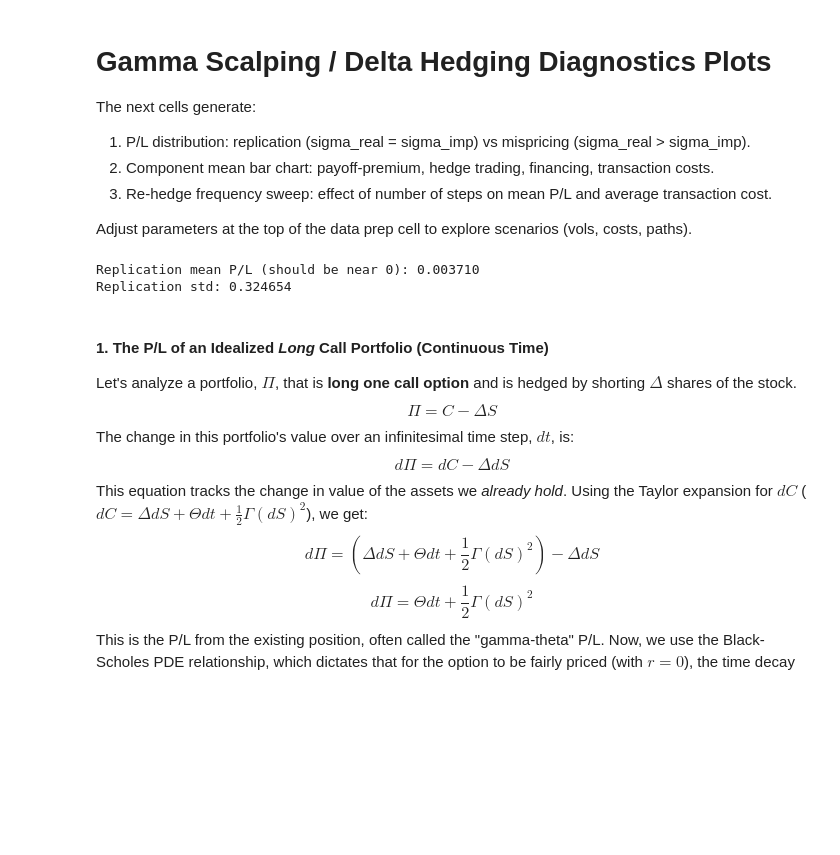
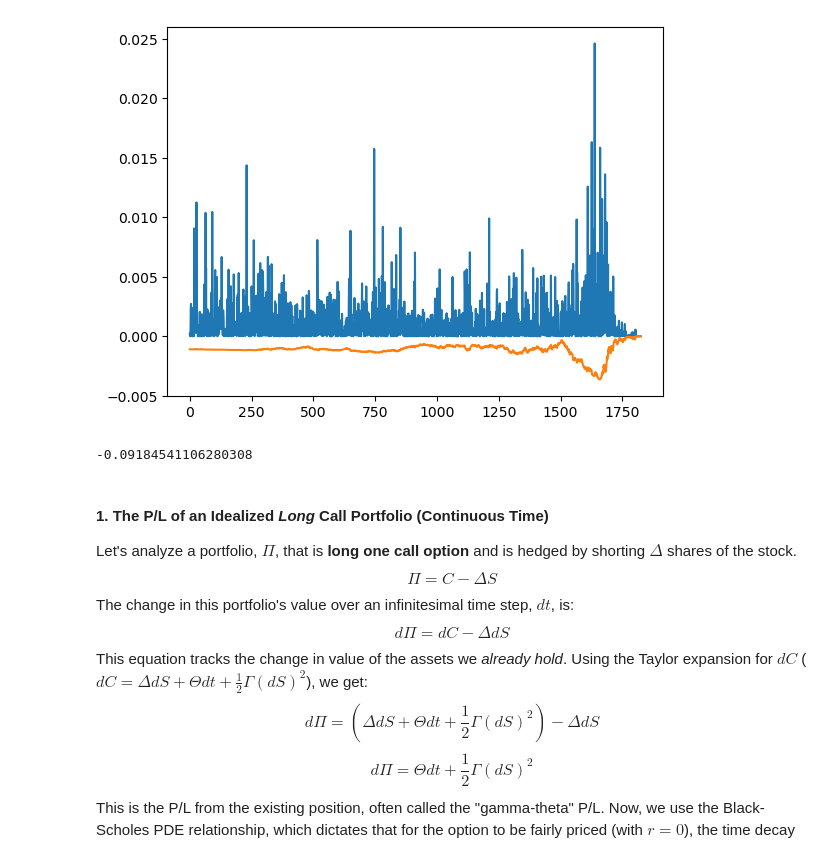
Before and after one commit to QuanTUMunich/GammaScalping, a Jupyter notebook: notebooks/synthetic_gamma_scalping_single.ipynb, the cells around one changed output. Drawn from its saved outputs; the diff is of its cells as text; code cells hidden in the pictures; blank space fills up the shorter version.

```diff
--- a/notebooks/synthetic_gamma_scalping_single.ipynb
+++ b/notebooks/synthetic_gamma_scalping_single.ipynb
@@ -99,40 +112,11 @@ plt.plot(cash_account + stock_qty*S + payoff - call_premium)
-# %% [markdown]
-# Gamma Scalping / Delta Hedging Diagnostics Plots
-
-The next cells generate:
-1. P/L distribution: replication (sigma_real = sigma_imp) vs mispricing (sigma_real > sigma_imp).
-2. Component mean bar chart: payoff-premium, hedge trading, financing, transaction costs.
-3. Re-hedge frequency sweep: effect of number of steps on mean P/L and average transaction cost.
-
-Adjust parameters at the top of the data prep cell to explore scenarios (vols, costs, paths).
-# %%
-# Scenario parameters (aligned with basic_options replication example)
-S0 = 100.0
-K = 100.0
-r = 0
-T = 1.0
-sigma_replication = 1.0  # both realized & implied
-# Disable mispricing by setting mis vols equal (will skip plotting mispricing unless changed later)
-sigma_real_mis = sigma_replication
-sigma_imp_mis = sigma_replication
-transaction_cost_bps = 0
-n_paths = 10000
-n_steps = 10000  # match basic_options n
-seed = 12345  # fixed seed for reproducibility
-
-# Replication (no mispricing)
-rep = simulate_delta_hedge_paths(
-    S0=S0, K=K, r=r, sigma_real=sigma_real_mis, sigma_imp=sigma_imp_mis,
-    T=T, n_steps=n_steps, n_paths=n_paths, seed=seed, transaction_cost_bps=transaction_cost_bps
-)
-
-rep_mean_pnl = rep['pnl'].mean()
-
-print(f"Replication mean P/L (should be near 0): {rep_mean_pnl:.6f}")
-print(f"Replication std: {rep['pnl'].std():.6f}")
-# %% [output]
-Replication mean P/L (should be near 0): 0.003710
-Replication std: 0.324654
+# %%
+plt.plot(gamma_pnl)
+plt.plot(theta_pnl)
+plt.show()
+print(gamma_pnl.sum() + theta_pnl.sum())
+# %% [output]
+[figure, added]
+-0.09184541106280308
 # %% [markdown]
 #### 1. The P/L of an Idealized *Long* Call Portfolio (Continuous Time)
 
```
Also changed, not shown: parts of 7 cells of this notebook.
